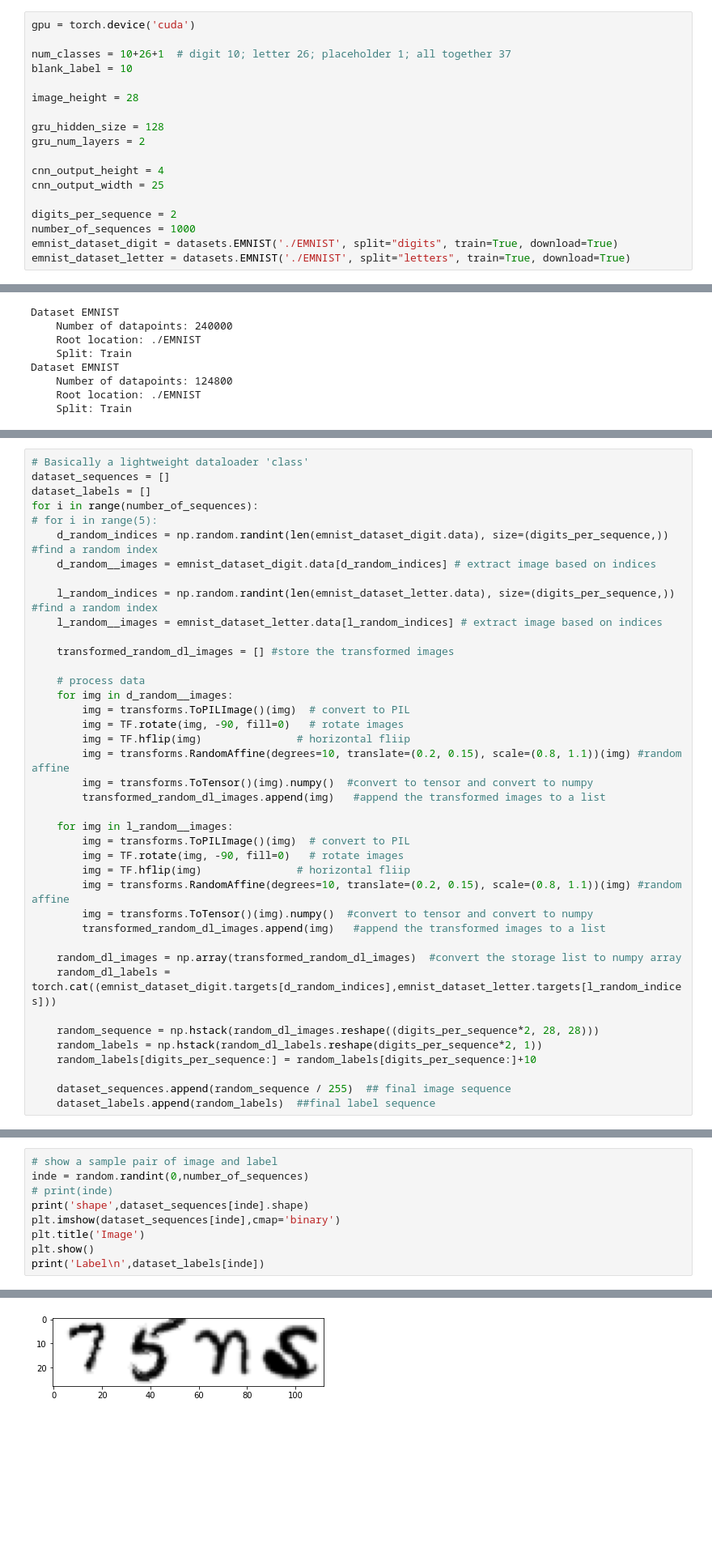
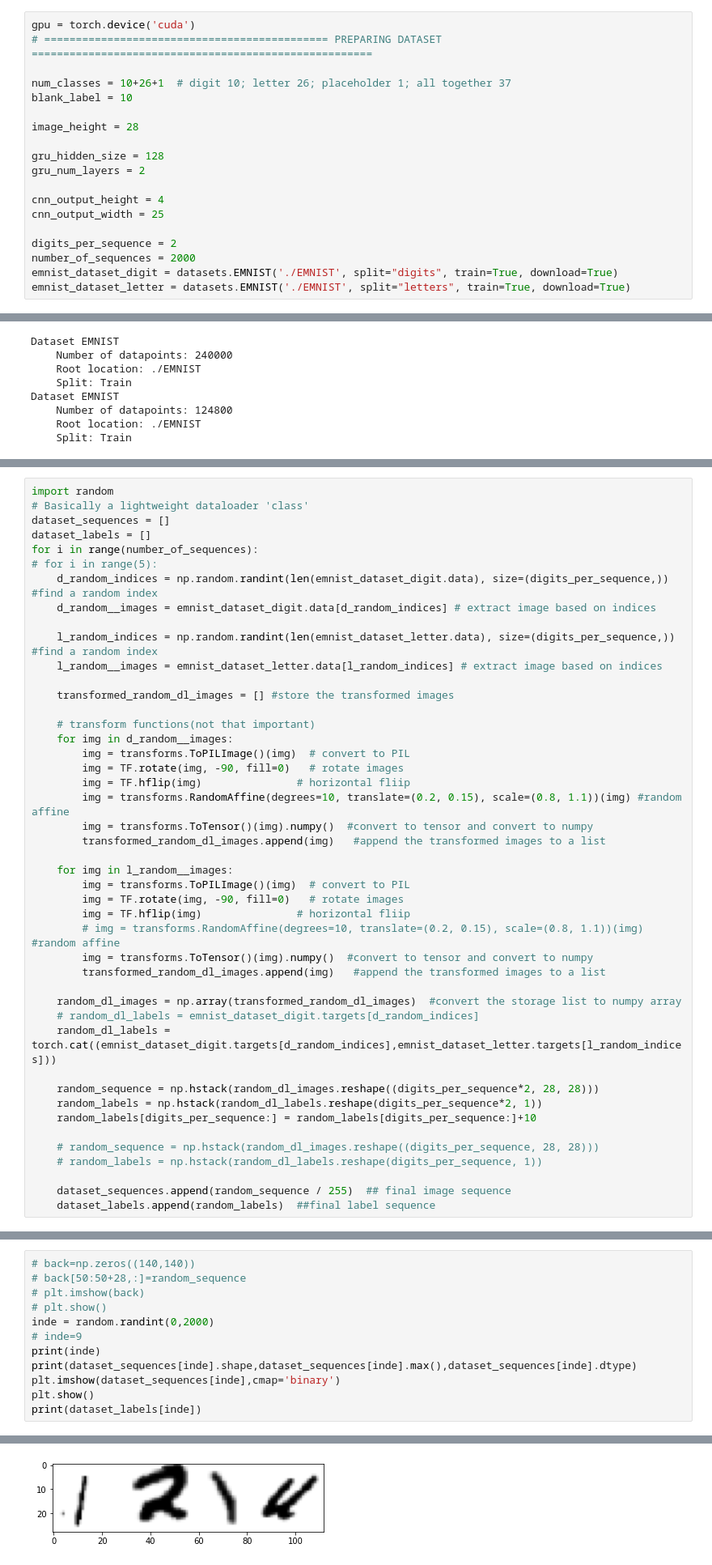
Before and after one commit to jytjyt05/Lightweight-CRNN, a Jupyter notebook: EMINST_CRNN.ipynb, the cells around one changed output, grey strips where cells are left out. Shown at 81% size. Cells and saved outputs as stored; diff of their text form; blank space fills up the shorter version.

```diff
--- a/EMINST_CRNN.ipynb
+++ b/EMINST_CRNN.ipynb
@@ -19,5 +16,6 @@ import random
 # %%
 gpu = torch.device('cuda')
+# ============================================= PREPARING DATASET ======================================================
 
 num_classes = 10+26+1  # digit 10; letter 26; placeholder 1; all together 37
 blank_label = 10
@@ -31,7 +29,7 @@ cnn_output_height = 4
 cnn_output_width = 25
 
 digits_per_sequence = 2
-number_of_sequences = 1000
+number_of_sequences = 2000
 emnist_dataset_digit = datasets.EMNIST('./EMNIST', split="digits", train=True, download=True)
 emnist_dataset_letter = datasets.EMNIST('./EMNIST', split="letters", train=True, download=True)
 # %% [output]
@@ -54,4 +57,5 @@ Dataset EMNIST
 # %%
+import random
 # Basically a lightweight dataloader 'class'
 dataset_sequences = []
 dataset_labels = []
@@ -65,7 +69,7 @@ for i in range(number_of_sequences):
 
     transformed_random_dl_images = [] #store the transformed images
 
-    # process data
+    # transform functions(not that important)
     for img in d_random__images:
         img = transforms.ToPILImage()(img)  # convert to PIL
         img = TF.rotate(img, -90, fill=0)   # rotate images
@@ -78,16 +82,20 @@ for i in range(number_of_sequences):
         img = transforms.ToPILImage()(img)  # convert to PIL
         img = TF.rotate(img, -90, fill=0)   # rotate images
         img = TF.hflip(img)               # horizontal fliip
-        img = transforms.RandomAffine(degrees=10, translate=(0.2, 0.15), scale=(0.8, 1.1))(img) #random affine
+        # img = transforms.RandomAffine(degrees=10, translate=(0.2, 0.15), scale=(0.8, 1.1))(img) #random affine
         img = transforms.ToTensor()(img).numpy()  #convert to tensor and convert to numpy
         transformed_random_dl_images.append(img)   #append the transformed images to a list
 
     random_dl_images = np.array(transformed_random_dl_images)  #convert the storage list to numpy array
+    # random_dl_labels = emnist_dataset_digit.targets[d_random_indices]
     random_dl_labels = torch.cat((emnist_dataset_digit.targets[d_random_indices],emnist_dataset_letter.targets[l_random_indices]))
 
     random_sequence = np.hstack(random_dl_images.reshape((digits_per_sequence*2, 28, 28)))
     random_labels = np.hstack(random_dl_labels.reshape(digits_per_sequence*2, 1))
     random_labels[digits_per_sequence:] = random_labels[digits_per_sequence:]+10
 
+    # random_sequence = np.hstack(random_dl_images.reshape((digits_per_sequence, 28, 28)))
+    # random_labels = np.hstack(random_dl_labels.reshape(digits_per_sequence, 1))
+
     dataset_sequences.append(random_sequence / 255)  ## final image sequence
     dataset_labels.append(random_labels)  ##final label sequence
@@ -94,10 +123,13 @@ for i in range(number_of_sequences):
 # %%
-# show a sample pair of image and label
-inde = random.randint(0,number_of_sequences)
-# print(inde)
-print('shape',dataset_sequences[inde].shape)
+# back=np.zeros((140,140))
+# back[50:50+28,:]=random_sequence
+# plt.imshow(back)
+# plt.show()
+inde = random.randint(0,2000)
+# inde=9
+print(inde)
+print(dataset_sequences[inde].shape,dataset_sequences[inde].max(),dataset_sequences[inde].dtype)
 plt.imshow(dataset_sequences[inde],cmap='binary')
-plt.title('Image')
 plt.show()
-print('Label\n',dataset_labels[inde])
+print(dataset_labels[inde])
 # %% [output]
@@ -106 +138 @@ print('Label\n',dataset_labels[inde])
-[figure, old version]
+[figure, new version]
```
Also changed, not shown: parts of 23 cells of this notebook, 1 other file.
